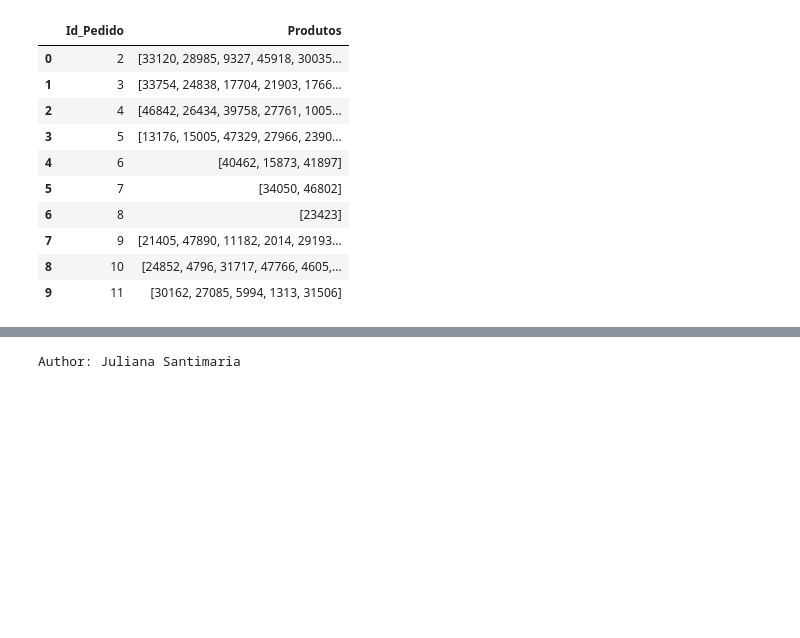
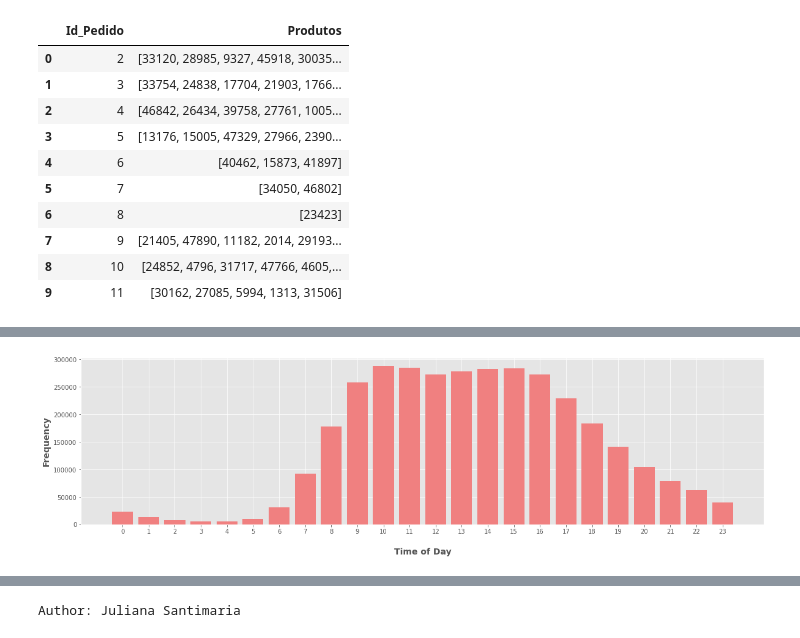
Before and after one commit to julianasantimaria/dataAnalysis, a Jupyter notebook: modulo1/proj6/mod1Proj6.ipynb, the cells around one changed output, grey strips where cells are left out. Saved outputs shown, nothing was run; the diff lists cells and outputs as text; code cells hidden in the pictures; blank space fills up the shorter version.

```diff
--- a/modulo1/proj6/mod1Proj6.ipynb
+++ b/modulo1/proj6/mod1Proj6.ipynb
@@ -251,0 +359,3 @@ transacoes.head(10)
+# %%
+frequencia_por_hora = dados_pedidos.groupby('order_hour_of_day').size()
+frequencia_por_hora.head()
@@ -251,0 +390,12 @@ transacoes.head(10)
+# %%
+x2 = frequencia_por_hora.index.tolist()
+y2 = frequencia_por_hora.values.tolist()
+# %%
+plt.figure(figsize = (20,5))
+plt.bar(x2, y2,color = 'lightcoral')
+plt.xticks(np.arange(0,24,1))
+plt.xlabel('\nTime of Day', fontsize = 14, fontweight = 'bold')
+plt.ylabel('Frequency', fontsize = 14, fontweight = 'bold')
+plt.show()
+# %% [output]
+[figure, added]
```
Also changed, not shown: parts of 76 cells of this notebook.
